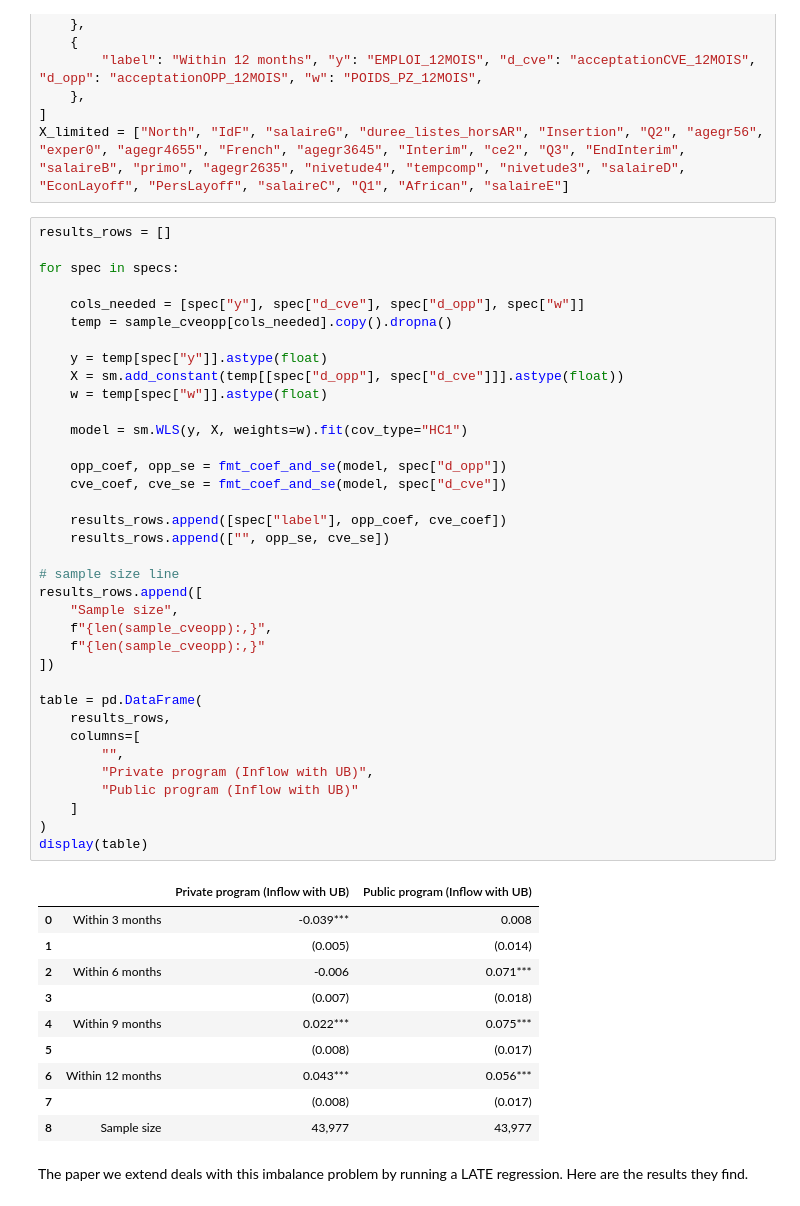
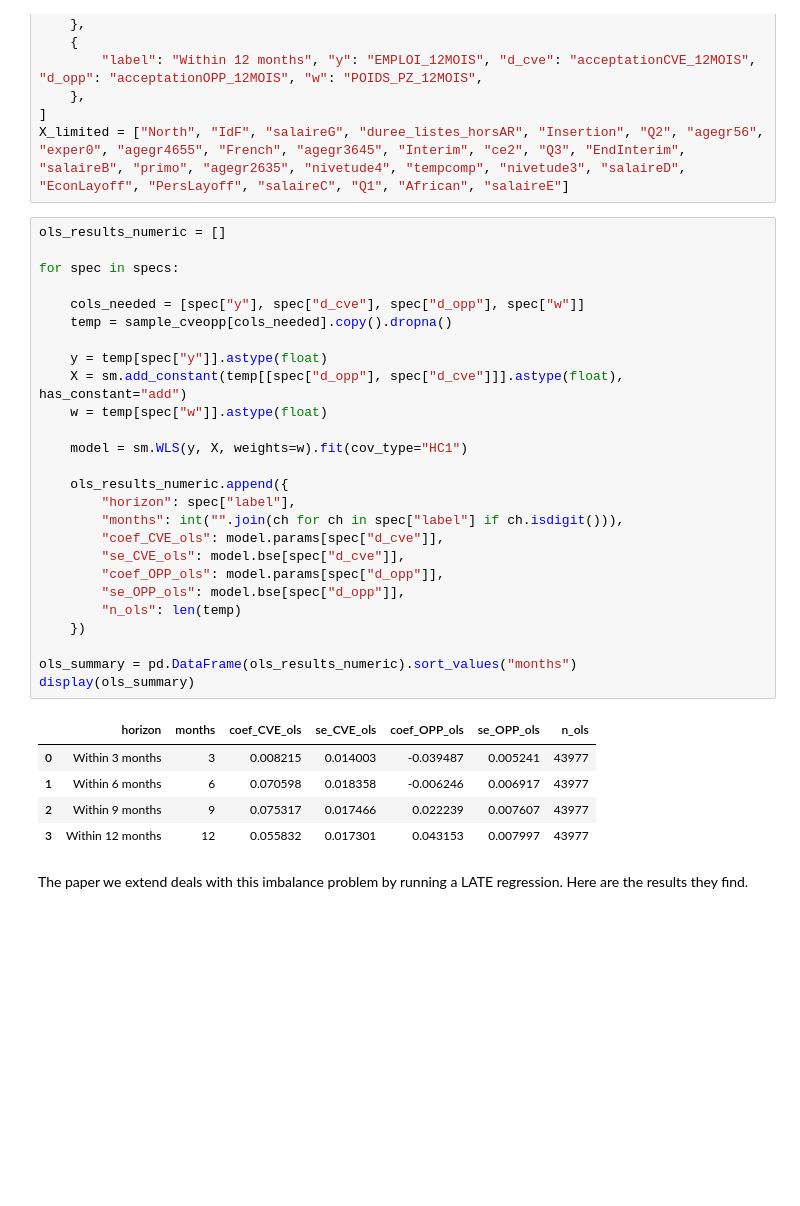
Before and after one commit to selaazdoudi/Private-vs-Public-Job-Search-Counseling, a Jupyter notebook: DML_LATE.ipynb, the cells around one changed output. Cells and saved outputs as stored; diff of their text form; blank space fills up the shorter version.

```diff
--- a/DML_LATE.ipynb
+++ b/DML_LATE.ipynb
@@ -90,52 +90,37 @@ specs = [
 ]
 X_limited = ["North", "IdF", "salaireG", "duree_listes_horsAR", "Insertion", "Q2", "agegr56", "exper0", "agegr4655", "French", "agegr3645", "Interim", "ce2", "Q3", "EndInterim", "salaireB", "primo", "agegr2635", "nivetude4", "tempcomp", "nivetude3", "salaireD", "EconLayoff", "PersLayoff", "salaireC", "Q1", "African", "salaireE"]
 # %%
-results_rows = []
+ols_results_numeric = []
 
 for spec in specs:
 
     cols_needed = [spec["y"], spec["d_cve"], spec["d_opp"], spec["w"]]
     temp = sample_cveopp[cols_needed].copy().dropna()
 
     y = temp[spec["y"]].astype(float)
-    X = sm.add_constant(temp[[spec["d_opp"], spec["d_cve"]]].astype(float))
+    X = sm.add_constant(temp[[spec["d_opp"], spec["d_cve"]]].astype(float), has_constant="add")
     w = temp[spec["w"]].astype(float)
 
     model = sm.WLS(y, X, weights=w).fit(cov_type="HC1")
 
-    opp_coef, opp_se = fmt_coef_and_se(model, spec["d_opp"])
-    cve_coef, cve_se = fmt_coef_and_se(model, spec["d_cve"])
+    ols_results_numeric.append({
+        "horizon": spec["label"],
+        "months": int("".join(ch for ch in spec["label"] if ch.isdigit())),
+        "coef_CVE_ols": model.params[spec["d_cve"]],
+        "se_CVE_ols": model.bse[spec["d_cve"]],
+        "coef_OPP_ols": model.params[spec["d_opp"]],
+        "se_OPP_ols": model.bse[spec["d_opp"]],
+        "n_ols": len(temp)
+    })
 
-    results_rows.append([spec["label"], opp_coef, cve_coef])
-    results_rows.append(["", opp_se, cve_se])
-
-# sample size line
-results_rows.append([
-    "Sample size",
-    f"{len(sample_cveopp):,}",
-    f"{len(sample_cveopp):,}"
-])
-
-table = pd.DataFrame(
-    results_rows,
-    columns=[
-        "",
-        "Private program (Inflow with UB)",
-        "Public program (Inflow with UB)"
-    ]
-)
-display(table)
+ols_summary = pd.DataFrame(ols_results_numeric).sort_values("months")
+display(ols_summary)
 # %% [output]
-|  |  | Private program (Inflow with UB) | Public program (Inflow with UB) |
-| 0 | Within 3 months | -0.039*** | 0.008 |
-| 1 |  | (0.005) | (0.014) |
-| 2 | Within 6 months | -0.006 | 0.071*** |
-| 3 |  | (0.007) | (0.018) |
-| 4 | Within 9 months | 0.022*** | 0.075*** |
-| 5 |  | (0.008) | (0.017) |
-| 6 | Within 12 months | 0.043*** | 0.056*** |
-| 7 |  | (0.008) | (0.017) |
-| 8 | Sample size | 43,977 | 43,977 |
+|  | horizon | months | coef_CVE_ols | se_CVE_ols | coef_OPP_ols | se_OPP_ols | n_ols |
+| 0 | Within 3 months | 3 | 0.008215 | 0.014003 | -0.039487 | 0.005241 | 43977 |
+| 1 | Within 6 months | 6 | 0.070598 | 0.018358 | -0.006246 | 0.006917 | 43977 |
+| 2 | Within 9 months | 9 | 0.075317 | 0.017466 | 0.022239 | 0.007607 | 43977 |
+| 3 | Within 12 months | 12 | 0.055832 | 0.017301 | 0.043153 | 0.007997 | 43977 |
 # %% [markdown]
 The paper we extend deals with this imbalance problem by running a LATE regression. Here are the results they find.
 # %%
```
Also changed, not shown: parts of 2 cells of this notebook.
